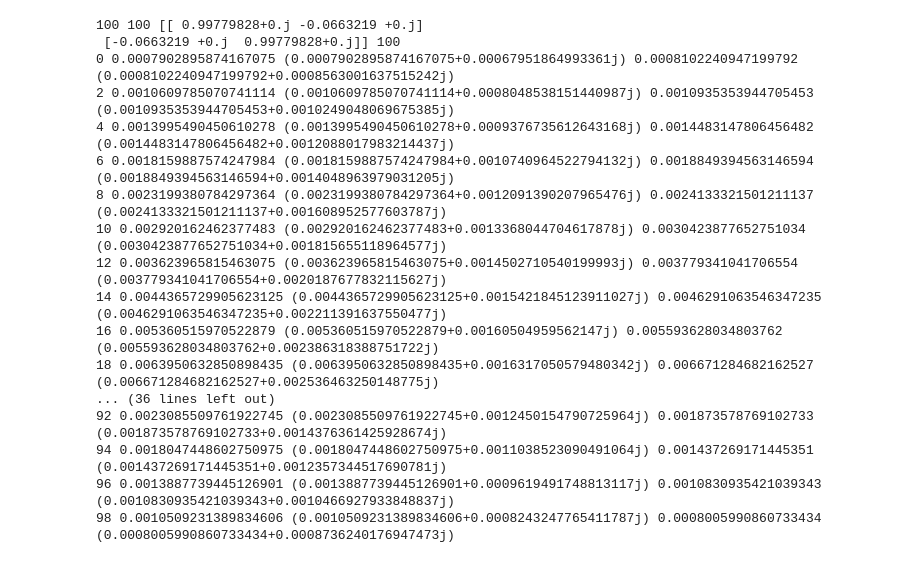
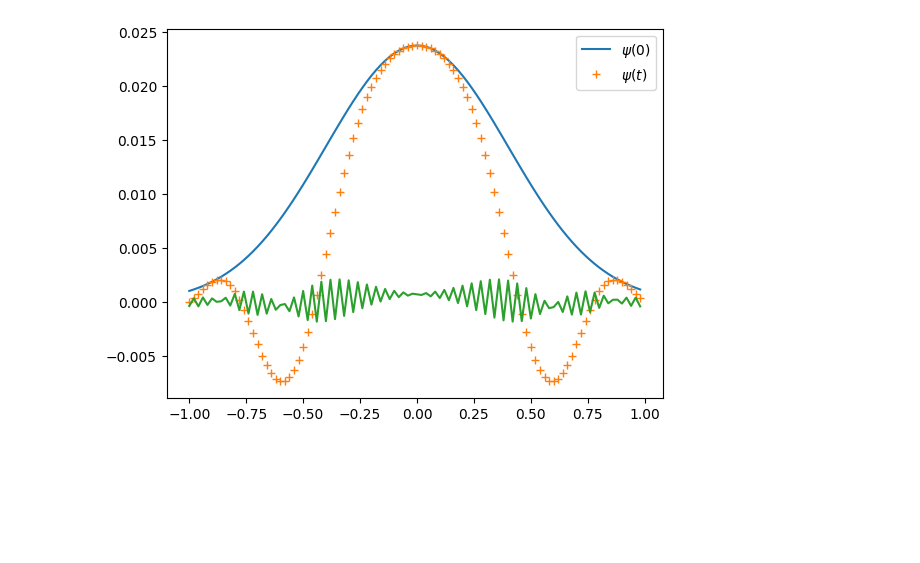
Before and after one commit to faliqadlan/trotter-suzuki, a Jupyter notebook: main.ipynb, the cells around one changed output. Saved outputs shown, nothing was run; the diff lists cells and outputs as text; code cells hidden in the pictures; blank space fills up the shorter version.

```diff
--- a/main.ipynb
+++ b/main.ipynb
@@ -5,7 +5,7 @@ import math
 
 n=100
 l=1
-tau=0.5*np.pi
+tau=5*np.pi
 ka=1
 
 h=(l-(-l))/n
@@ -37,69 +37,51 @@ for k in range(0,(n)):
     H0c=complex(cv,sv)
     psit_k=H0c*psi0_cN[k]
     psit_c.append(psit_k)
 
 Na=int(n/2)
-psit2_c=np.zeros(n)
+psit2_c=np.zeros(n, dtype=np.complex_)
 ct=np.cos(-w*tau)
 st=np.sin(-w*tau)
 ct_c=complex(ct,0)
 st_c=complex(0,st)
 M2=np.zeros((2,2),dtype=np.complex_)
 M2[0,0]=ct
 M2[0,1]=-1*st
 M2[1,0]=-1*st
 M2[1,1]=ct
-psi_in=np.zeros(2)
+psi_in=np.zeros(2, dtype=np.complex_)
 psi_o=np.zeros(2)
-
-print(len(psit_c), len(Pot_c), M2, len(psit2_c))
+# print(len(psit_c), len(Pot_c), M2, len(psit2_c), print(psi_o))
 
 #---Below are the first block of matrix multiplication between initial wave----
 #---function (psi_o) and matrix block of H0 -----------------------------------
 
 for i in range(0,(n), 2):
     psit2_k=ct_c*psit_c[i]-st_c*psit_c[i+1]
     psit2_k1=st_c*psit_c[i]+ct_c*psit_c[i+1]
     psit2_c[i] = (psit2_k)
     psit2_c[i+1] = (psit2_k1)
-    print(i, psit2_c[i], psit2_k, psit2_c[i+1], psit2_k1)
-    # psi_in[0]=psit_c[i]
-    # psi_in[1]=psit_c[i+1]
-    # psi_o=np.matmul(M2,psi_in)
-    # psit2_c[i]=psi_o[0]
-    # psit2_c[i+1]=psi_o[1]
+    # print(i, psit2_c[i], psit2_k, psit2_c[i+1], psit2_k1)
+    psi_in[0]=psit_c[i]
+    psi_in[1]=psit_c[i+1]
+    psi_o=np.matmul(M2,psi_in)
+    psit2_c[i]=psi_o[0]
+    psit2_c[i+1]=psi_o[1]
     # print(linex[i],psit2_c[i])
 
-#for i in range(0,(Na+1)):
-#  psi_in[0]=psit2_c[i+1]
-#  psi_in[1]=psit2_c[i+2]
-#  psi_o=np.matmul(M2,psi_in)
-#  psit2_c[i]=psi_o[0]
-#  psit2_c[i+1]=psi_o[1]
-#  i=i+2
+for i in range(0,(n), 2):
+    psi_in[0]=psit2_c[i]
+    psi_in[1]=psit2_c[i+1]
+    psi_o=np.matmul(M2,psi_in)
+    psit2_c[i]=psi_o[0]
+    psit2_c[i+1]=psi_o[1]
 
 #for i in range(0,(n+1)):
  # print(linex[i],psit2_c[i])
-# plt.plot(linex,psi0_cN)
-#plt.plot(linex,psit_c,'+')
-# plt.plot(linex,psit2_c,'-')
-# plt.legend(["$\psi(0)$","$\psi(t)$"],loc='best')
-# plt.show()
+plt.plot(linex,psi0_cN)
+plt.plot(linex,psit_c,'+')
+plt.plot(linex,psit2_c,'-')
+plt.legend(["$\psi(0)$","$\psi(t)$"],loc='best')
+plt.show()
 # %% [output]
-100 100 [[ 0.99779828+0.j -0.0663219 +0.j]
- [-0.0663219 +0.j  0.99779828+0.j]] 100
-0 0.0007902895874167075 (0.0007902895874167075+0.00067951864993361j) 0.0008102240947199792 (0.0008102240947199792+0.0008563001637515242j)
-2 0.0010609785070741114 (0.0010609785070741114+0.0008048538151440987j) 0.0010935353944705453 (0.0010935353944705453+0.0010249048069675385j)
-4 0.0013995490450610278 (0.0013995490450610278+0.0009376735612643168j) 0.0014483147806456482 (0.0014483147806456482+0.0012088017983214437j)
-6 0.0018159887574247984 (0.0018159887574247984+0.0010740964522794132j) 0.0018849394563146594 (0.0018849394563146594+0.0014048963979031205j)
-8 0.0023199380784297364 (0.0023199380784297364+0.0012091390207965476j) 0.0024133321501211137 (0.0024133321501211137+0.001608952577603787j)
-10 0.002920162462377483 (0.002920162462377483+0.0013368044704617878j) 0.0030423877652751034 (0.0030423877652751034+0.001815655118964577j)
-12 0.003623965815463075 (0.003623965815463075+0.0014502710540199993j) 0.003779341041706554 (0.003779341041706554+0.0020187677832115627j)
-14 0.0044365729905623125 (0.0044365729905623125+0.0015421845123911027j) 0.0046291063546347235 (0.0046291063546347235+0.002211391637550477j)
-16 0.005360515970522879 (0.005360515970522879+0.00160504959562147j) 0.005593628034803762 (0.005593628034803762+0.002386318388751722j)
-18 0.0063950632850898435 (0.0063950632850898435+0.0016317050579480342j) 0.006671284682162527 (0.006671284682162527+0.002536463250148775j)
-... (36 lines left out)
-92 0.0023085509761922745 (0.0023085509761922745+0.0012450154790725964j) 0.001873578769102733 (0.001873578769102733+0.0014376361425928674j)
-94 0.0018047448602750975 (0.0018047448602750975+0.0011038523090491064j) 0.001437269171445351 (0.001437269171445351+0.0012357344517690781j)
-96 0.0013887739445126901 (0.0013887739445126901+0.0009619491748813117j) 0.0010830935421039343 (0.0010830935421039343+0.0010466927933848837j)
-98 0.0010509231389834606 (0.0010509231389834606+0.0008243247765411787j) 0.0008005990860733434 (0.0008005990860733434+0.0008736240176947473j)
+[figure, added]
```
